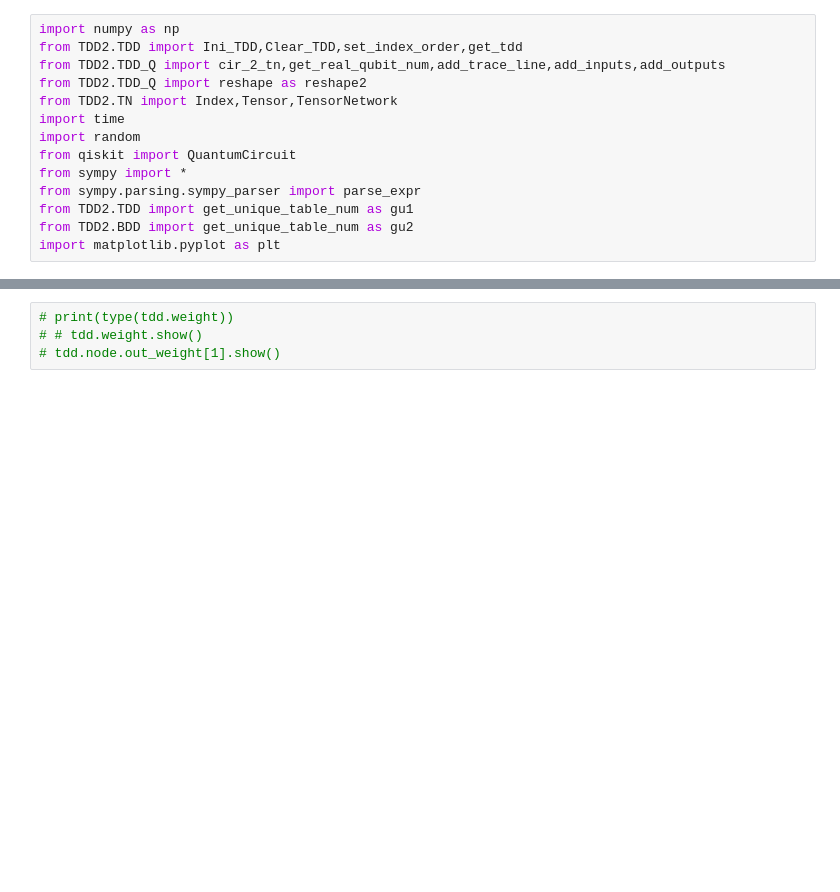
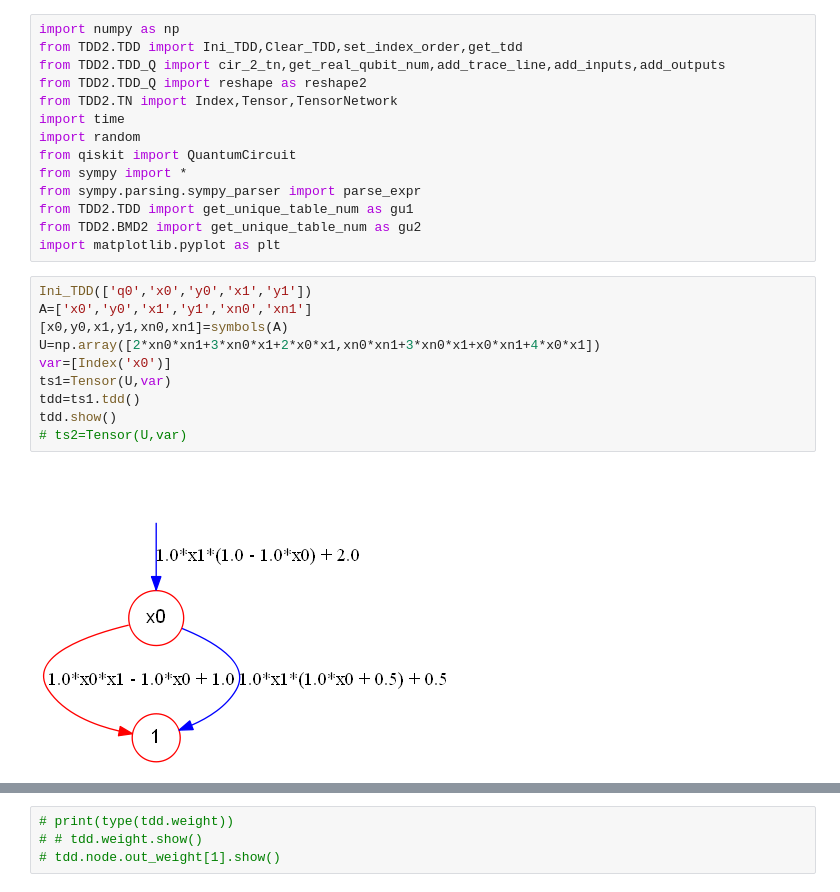
Before and after one commit to Veriqc/Symbol_TDD, a Jupyter notebook: Test_Binary2.ipynb, the cells around one changed output, grey strips where cells are left out. Saved outputs shown, nothing was run; the diff lists cells and outputs as text; blank space fills up the shorter version.

```diff
--- a/Test_Binary2.ipynb
+++ b/Test_Binary2.ipynb
@@ -10,8 +10,20 @@ from qiskit import QuantumCircuit
 from sympy import *
 from sympy.parsing.sympy_parser import parse_expr
 from TDD2.TDD import get_unique_table_num as gu1
-from TDD2.BDD import get_unique_table_num as gu2
+from TDD2.BMD2 import get_unique_table_num as gu2
 import matplotlib.pyplot as plt
+# %%
+Ini_TDD(['q0','x0','y0','x1','y1'])
+A=['x0','y0','x1','y1','xn0','xn1']
+[x0,y0,x1,y1,xn0,xn1]=symbols(A)
+U=np.array([2*xn0*xn1+3*xn0*x1+2*x0*x1,xn0*xn1+3*xn0*x1+x0*xn1+4*x0*x1])
+var=[Index('x0')]
+ts1=Tensor(U,var)
+tdd=ts1.tdd()
+tdd.show()
+# ts2=Tensor(U,var)
+# %% [output]
+[figure, added]
 # %%
 Ini_TDD(['q0','x0','y0','x1','y1'])
 A=['x0','y0','x1','y1','xn0','xn1']
```
Also changed, not shown: parts of 18 cells of this notebook.
